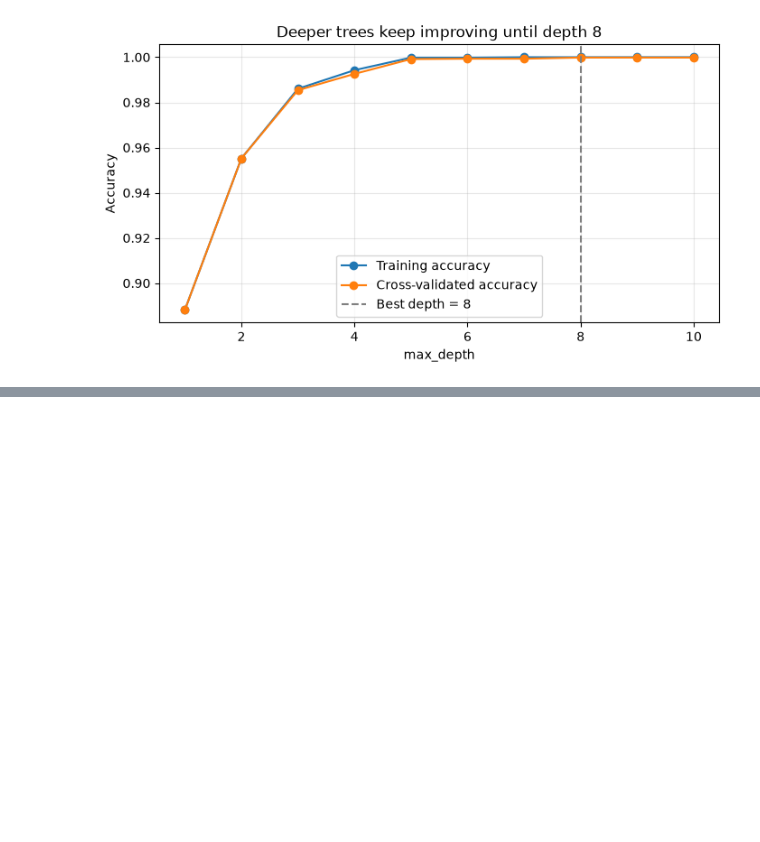
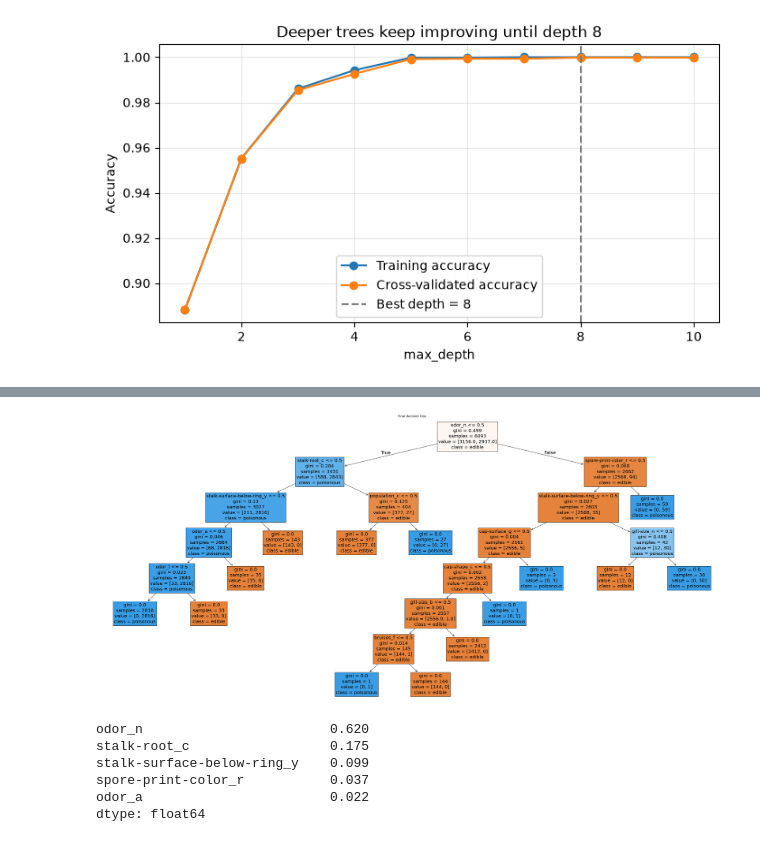
Before and after one commit to IvanKennethBibat/machine-learning-notebooks, a Jupyter notebook: notebooks/decision-trees.ipynb, the cells around one changed output, grey strips where cells are left out. Saved outputs shown, nothing was run; the diff lists cells and outputs as text; code cells hidden in the pictures; blank space fills up the shorter version.

```diff
--- a/notebooks/decision-trees.ipynb
+++ b/notebooks/decision-trees.ipynb
@@ -188,0 +226,17 @@ plt.show()
+# %%
+plt.figure(figsize=(44, 20))
+plot_tree(final_tree, feature_names=list(X.columns), class_names=list(final_tree.classes_),filled=True, fontsize=18)
+plt.title('Final decision tree')
+plt.show()
+# %% [output]
+[figure, added]
+# %%
+importance = pd.Series(final_tree.feature_importances_, index=X.columns).sort_values(ascending=False).head(5)
+print(importance.round(3))
+# %% [output]
+odor_n                        0.620
+stalk-root_c                  0.175
+stalk-surface-below-ring_y    0.099
+spore-print-color_r           0.037
+odor_a                        0.022
+dtype: float64
```
Also changed, not shown: parts of 5 cells of this notebook.
